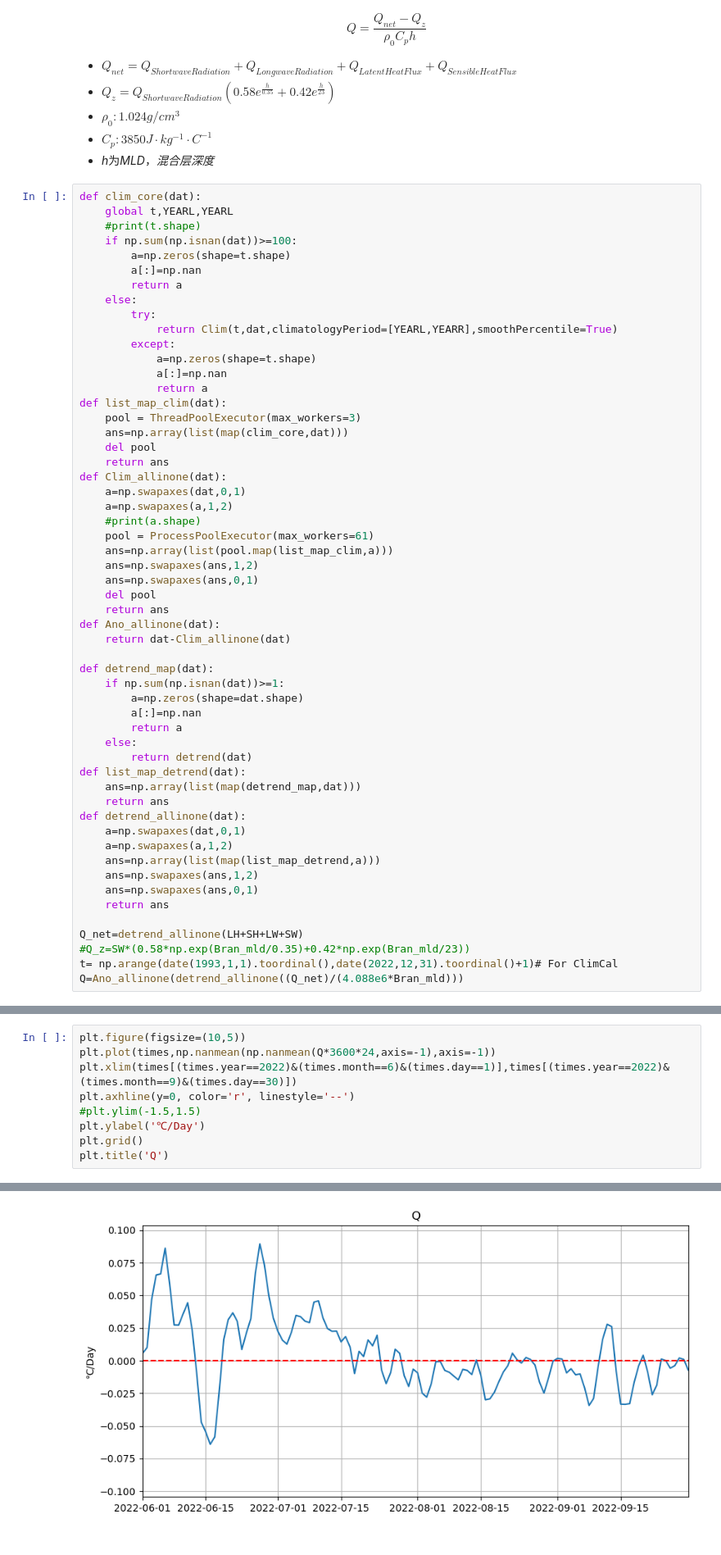
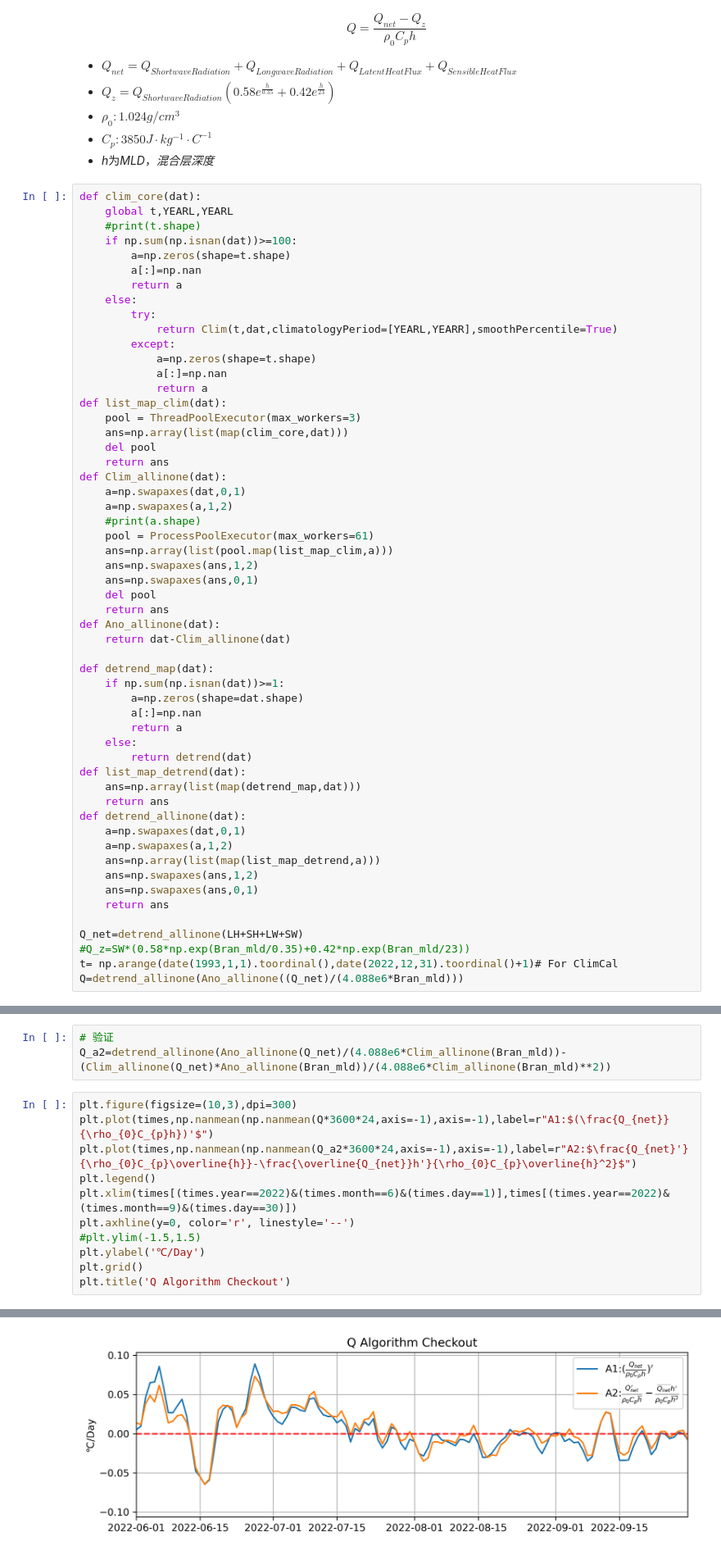
Before and after one commit to Yuhan-xue/heat_budget, a Jupyter notebook: MHW_HB/MHW_0518.ipynb, the cells around one changed output, grey strips where cells are left out. Shown at 82% size. Drawn from its saved outputs; the diff is of its cells as text.

```diff
--- a/MHW_HB/MHW_0518.ipynb
+++ b/MHW_HB/MHW_0518.ipynb
@@ -283,4 +283,4 @@ def detrend_allinone(dat):
 Q_net=detrend_allinone(LH+SH+LW+SW)
 #Q_z=SW*(0.58*np.exp(Bran_mld/0.35)+0.42*np.exp(Bran_mld/23))
 t= np.arange(date(1993,1,1).toordinal(),date(2022,12,31).toordinal()+1)# For ClimCal
-Q=Ano_allinone(detrend_allinone((Q_net)/(4.088e6*Bran_mld)))
+Q=detrend_allinone(Ano_allinone((Q_net)/(4.088e6*Bran_mld)))
@@ -287,10 +292,15 @@ Q=Ano_allinone(detrend_allinone((Q_net)/(4.088e6*Bran_mld)))
+# %%
+# 验证
+Q_a2=detrend_allinone(Ano_allinone(Q_net)/(4.088e6*Clim_allinone(Bran_mld))-(Clim_allinone(Q_net)*Ano_allinone(Bran_mld))/(4.088e6*Clim_allinone(Bran_mld)**2))
 # %%
-plt.figure(figsize=(10,5))
-plt.plot(times,np.nanmean(np.nanmean(Q*3600*24,axis=-1),axis=-1))
+plt.figure(figsize=(10,3),dpi=300)
+plt.plot(times,np.nanmean(np.nanmean(Q*3600*24,axis=-1),axis=-1),label=r"A1:$(\frac{Q_{net}}{\rho_{0}C_{p}h})'$")
+plt.plot(times,np.nanmean(np.nanmean(Q_a2*3600*24,axis=-1),axis=-1),label=r"A2:$\frac{Q_{net}'}{\rho_{0}C_{p}\overline{h}}-\frac{\overline{Q_{net}}h'}{\rho_{0}C_{p}\overline{h}^2}$")
+plt.legend()
 plt.xlim(times[(times.year==2022)&(times.month==6)&(times.day==1)],times[(times.year==2022)&(times.month==9)&(times.day==30)])
 plt.axhline(y=0, color='r', linestyle='--')
 #plt.ylim(-1.5,1.5)
 plt.ylabel('℃/Day')
 plt.grid()
-plt.title('Q')
+plt.title('Q Algorithm Checkout')
 # %% [output]
@@ -298,4 +308,4 @@ Text(0.5, 1.0, 'Q')
-[figure, old version]
+[figure, new version]
 # %% [markdown]
 ## Mixed Layer Temperature Tendency
 
```
Also changed, not shown: parts of 19 cells of this notebook, 9 other files.
